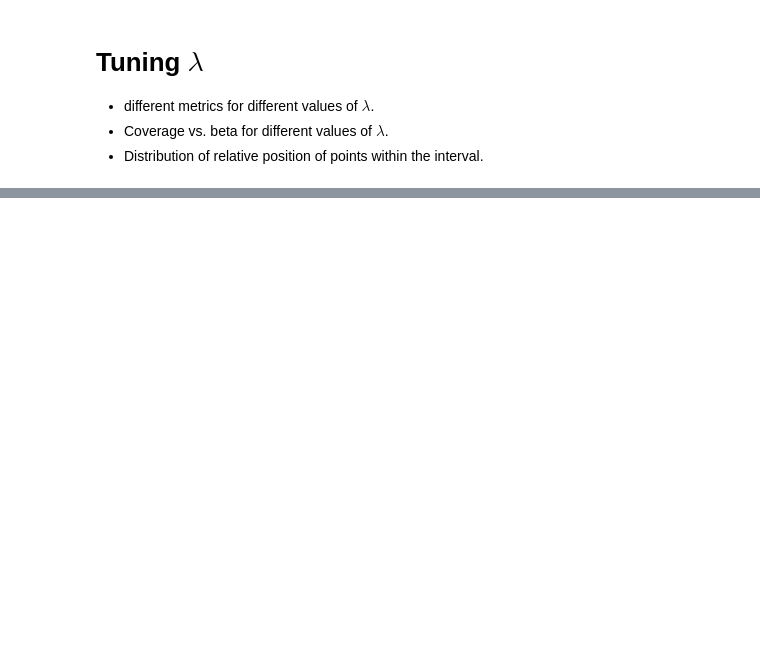
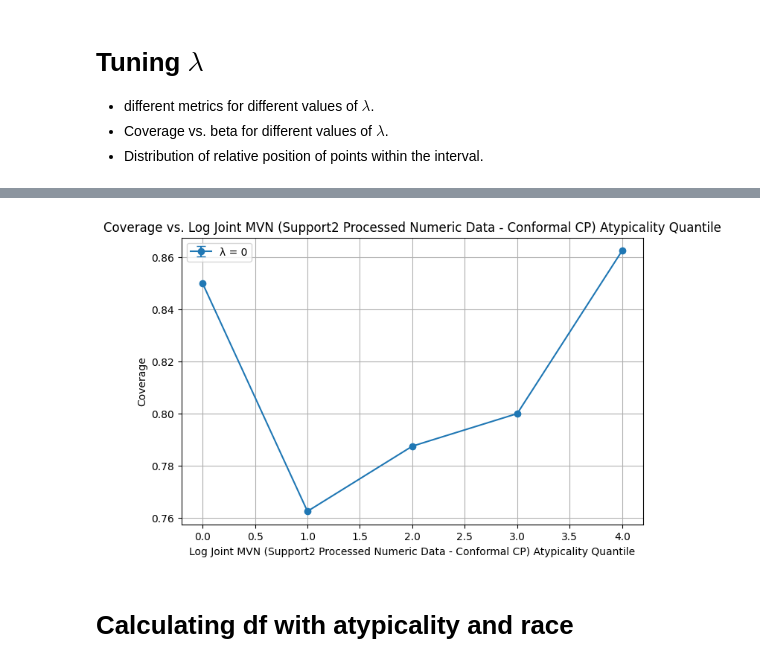
Before and after one commit to audtree/extending-atypicality, a Jupyter notebook: notebooks/proof-of-concept.ipynb, the cells around one changed output, grey strips where cells are left out. Saved outputs shown, nothing was run; the diff lists cells and outputs as text; code cells hidden in the pictures; blank space fills up the shorter version.

```diff
--- a/notebooks/proof-of-concept.ipynb
+++ b/notebooks/proof-of-concept.ipynb
@@ -120,0 +231,11 @@ plot_coverage_across_atypicality_quantile(df=coverage_by_quantile_lambda,
+# %%
+plot_coverage_across_atypicality_quantile(df=coverage_by_quantile_lambda,
+                                          atypicality_score = "logjointmvn_score",
+                                          atypicality_score_title="Log Joint MVN (Support2 Processed Numeric Data - Conformal CP)",
+                                          ylim_bottom=None,
+                                          ylim_top=None,
+                                          save=True)
+# %% [output]
+[figure, added]
+# %% [markdown]
+# Calculating df with atypicality and race
```
Also changed, not shown: parts of 17 cells of this notebook, 3 other files.
